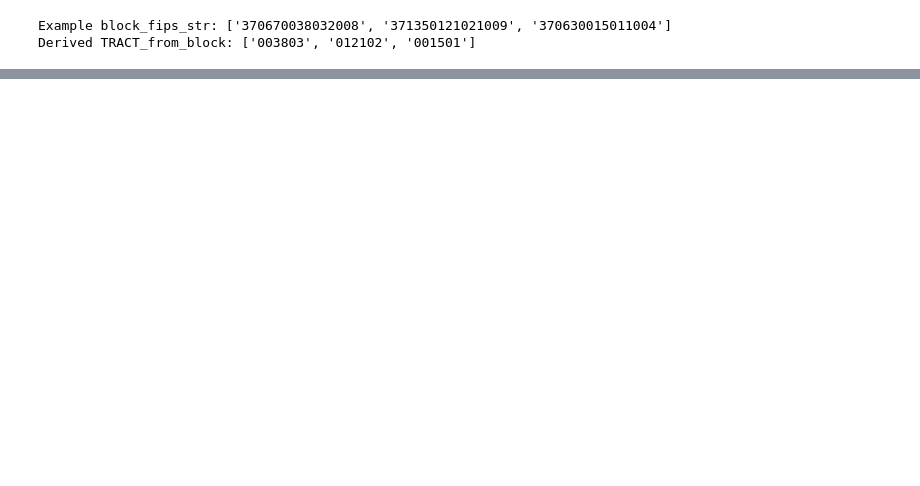
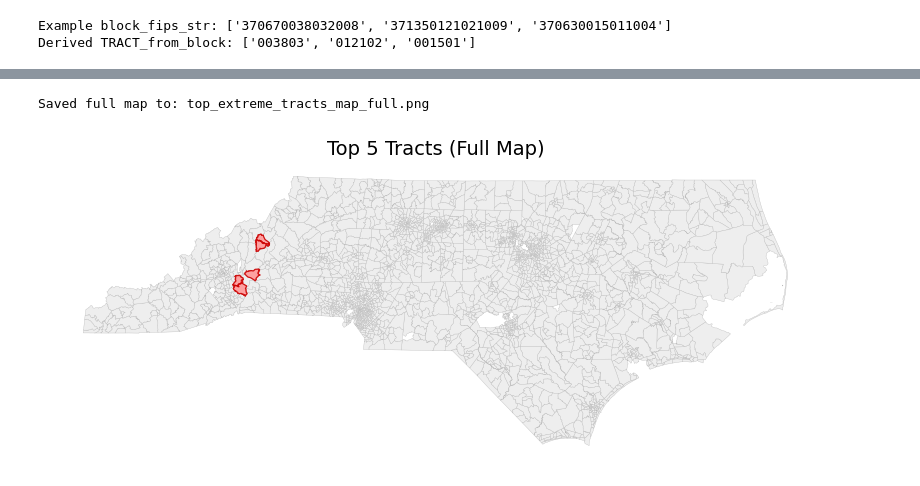
Before and after one commit to jessalynlc/MP, a Jupyter notebook: outage_summary.ipynb, the cells around one changed output, grey strips where cells are left out. Cells and saved outputs as stored; diff of their text form; code cells hidden in the pictures; blank space fills up the shorter version.

```diff
--- a/outage_summary.ipynb
+++ b/outage_summary.ipynb
@@ -568,0 +572,28 @@ Saved map to: top_extreme_tracts_map.png
+# %%
+fig1, ax1 = plt.subplots(1, 1, figsize=(10, 10))
+
+# base layer
+unique_gdf.plot(ax=ax1, color="#EEEEEE", edgecolor="#BBBBBB", linewidth=0.25)
+
+# highlight top tracts
+tops = unique_gdf[unique_gdf['is_top']]
+if not tops.empty:
+    tops.plot(
+        ax=ax1,
+        facecolor='#ff9999',
+        edgecolor='#cc0000',
+        linewidth=0.9,
+        alpha=0.9,
+        zorder=5
+    )
+
+ax1.set_axis_off()
+ax1.set_title(f"Top {TOP_N} Tracts (Full Map)", fontsize=14)
+
+output_full = output_png.replace(".png", "_full.png")
+plt.savefig(output_full, bbox_inches='tight', pad_inches=0.05, dpi=300)
+print("Saved full map to:", output_full)
+plt.show()
+# %% [output]
+Saved full map to: top_extreme_tracts_map_full.png
+[figure, added]
```
Also changed, not shown: parts of 8 cells of this notebook, 7 other files.
